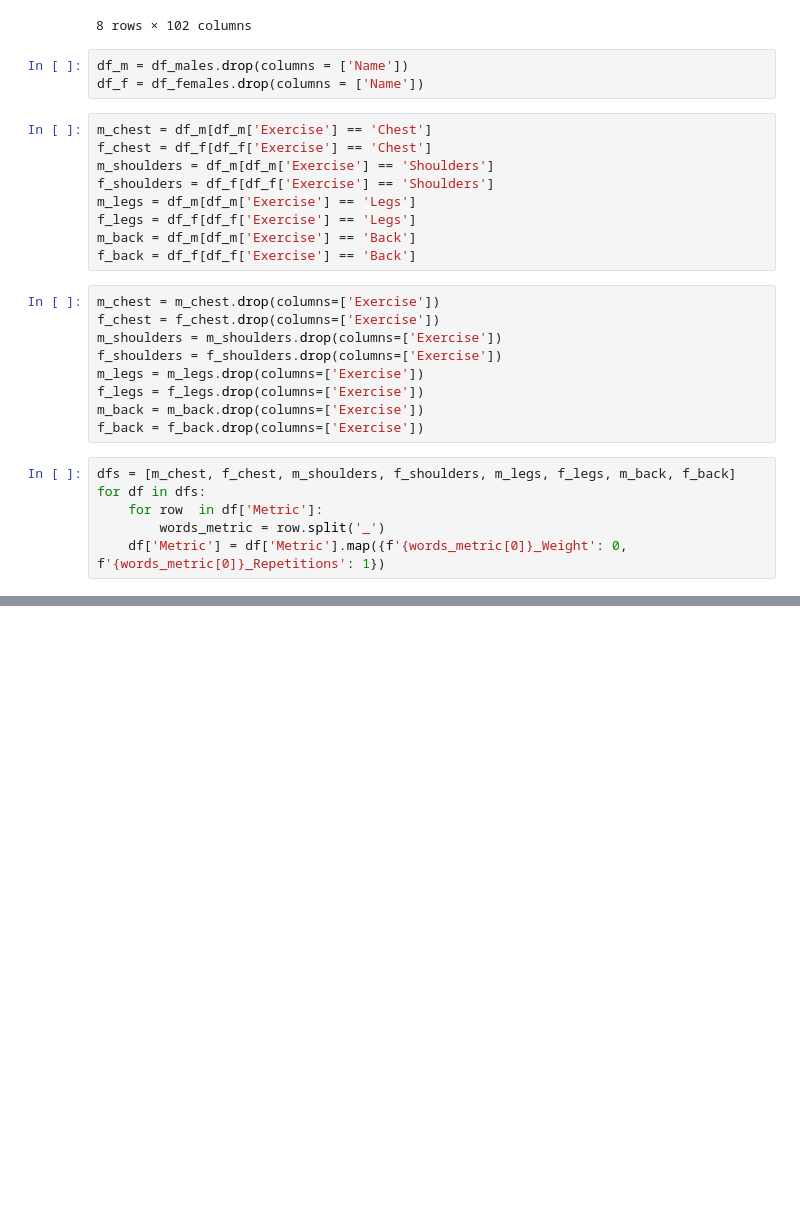
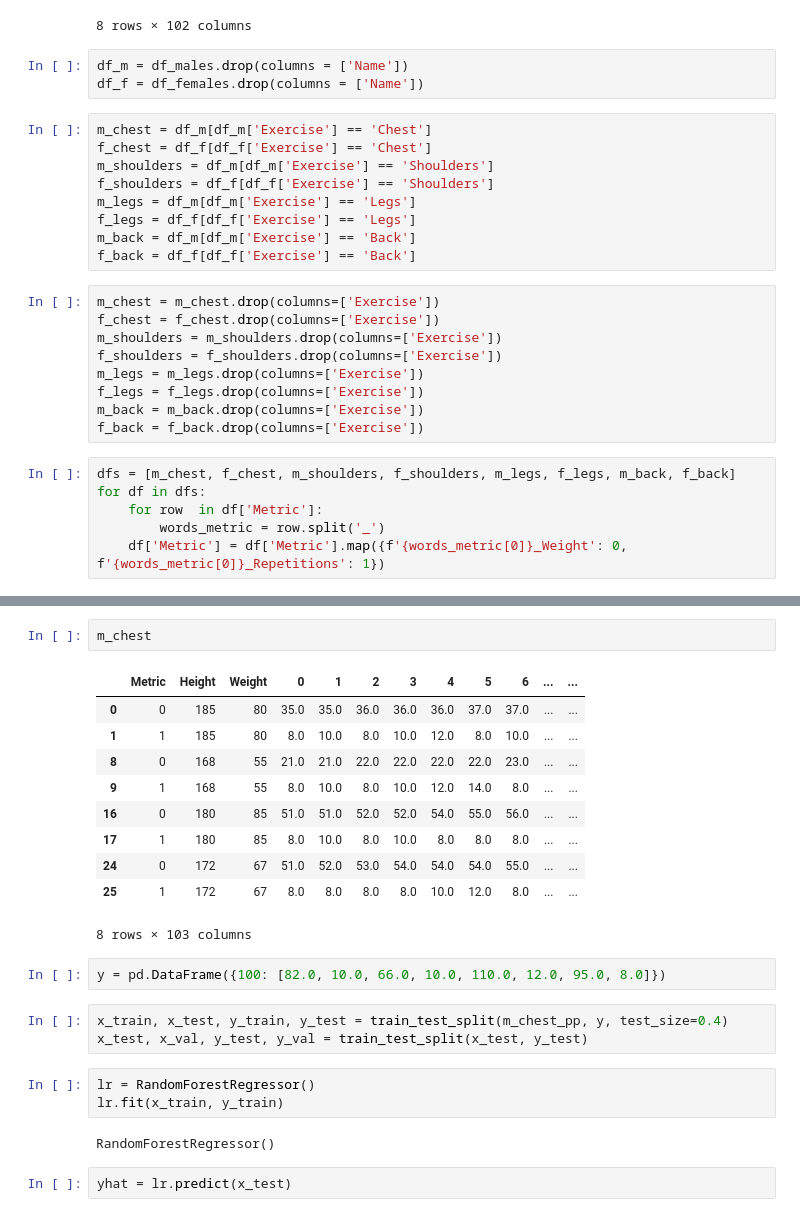
Before and after one commit to Clement733/workout_planner, a Jupyter notebook: model_creation/Untitled.ipynb, the cells around one changed output, grey strips where cells are left out. Cells and saved outputs as stored; diff of their text form; blank space fills up the shorter version.

```diff
--- a/model_creation/Untitled.ipynb
+++ b/model_creation/Untitled.ipynb
@@ -114,0 +127,25 @@ f_back
+# %%
+m_chest
+# %% [output]
+|  | Metric | Height | Weight | 0 | 1 | 2 | 3 | 4 | 5 | 6 | ... | ... |
+| 0 | 0 | 185 | 80 | 35.0 | 35.0 | 36.0 | 36.0 | 36.0 | 37.0 | 37.0 | ... | ... |
+| 1 | 1 | 185 | 80 | 8.0 | 10.0 | 8.0 | 10.0 | 12.0 | 8.0 | 10.0 | ... | ... |
+| 8 | 0 | 168 | 55 | 21.0 | 21.0 | 22.0 | 22.0 | 22.0 | 22.0 | 23.0 | ... | ... |
+| 9 | 1 | 168 | 55 | 8.0 | 10.0 | 8.0 | 10.0 | 12.0 | 14.0 | 8.0 | ... | ... |
+| 16 | 0 | 180 | 85 | 51.0 | 51.0 | 52.0 | 52.0 | 54.0 | 55.0 | 56.0 | ... | ... |
+| 17 | 1 | 180 | 85 | 8.0 | 10.0 | 8.0 | 10.0 | 8.0 | 8.0 | 8.0 | ... | ... |
+| 24 | 0 | 172 | 67 | 51.0 | 52.0 | 53.0 | 54.0 | 54.0 | 54.0 | 55.0 | ... | ... |
+| 25 | 1 | 172 | 67 | 8.0 | 8.0 | 8.0 | 8.0 | 10.0 | 12.0 | 8.0 | ... | ... |
+8 rows × 103 columns
+# %%
+y = pd.DataFrame({100: [82.0, 10.0, 66.0, 10.0, 110.0, 12.0, 95.0, 8.0]})
+# %%
+x_train, x_test, y_train, y_test = train_test_split(m_chest_pp, y, test_size=0.4)
+x_test, x_val, y_test, y_val = train_test_split(x_test, y_test)
+# %%
+lr = RandomForestRegressor()
+lr.fit(x_train, y_train)
+# %% [output]
+RandomForestRegressor()
+# %%
+yhat = lr.predict(x_test)
```
Also changed, not shown: parts of 9 cells of this notebook.
